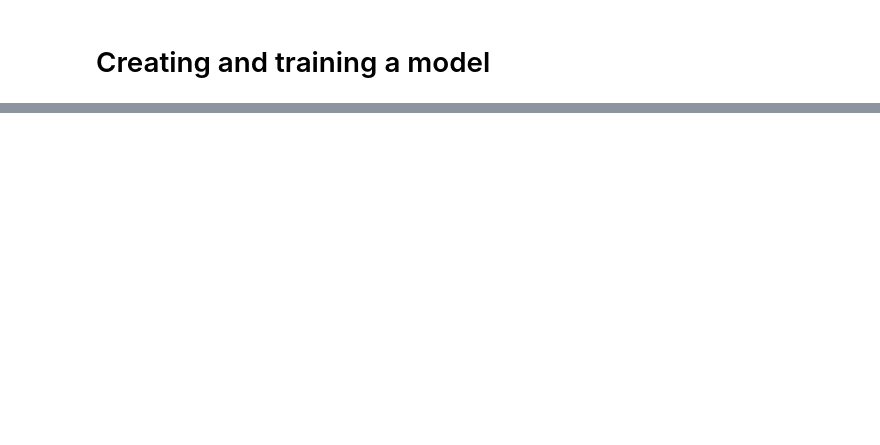
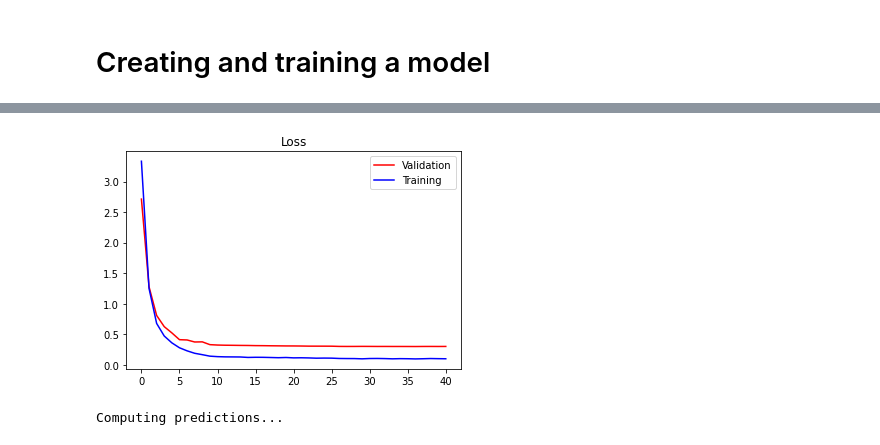
Before and after one commit to Jafarpisheh/FlowerClassification, a Jupyter notebook: FlowerClassification.ipynb, the cells around one changed output, grey strips where cells are left out. Drawn from its saved outputs; the diff is of its cells as text; code cells hidden in the pictures; blank space fills up the shorter version.

```diff
--- a/FlowerClassification.ipynb
+++ b/FlowerClassification.ipynb
@@ -161,10 +174,13 @@ def create_model(pretrained = False):
             outputs = Dense(OUTPUT_SIZE, activation = 'softmax')(x)
 
             model = tf.keras.models.Model(inputs = img_inp, outputs = outputs)
-
+            #model = Sequential([
+            #                    efnB3,
+            #                    GlobalAveragePooling2D(),
+            #                    Dense(OUTPUT_SIZE, activation = 'softmax')])
 
             model.compile(
-                optimizer = tf.keras.optimizers.SGD(lr = 1e-2),
+                optimizer = tf.keras.optimizers.SGD(lr = 1e-1),
                 loss = 'sparse_categorical_crossentropy',
                 metrics = 'sparse_categorical_accuracy')
 
@@ -192,3 +224,11 @@ KeyboardInterrupt:
+# %%
+plt.plot(history.history['val_loss'], color = 'red')
+plt.plot(history.history['loss'], color = 'blue')
+plt.legend(['Validation', 'Training'])
+plt.title('Loss')
+plt.show()
+# %% [output]
+[figure, added]
 # %%
 def save_model(model, suffix=None):
   """
@@ -202,5 +242,19 @@ def save_model(model, suffix=None):
   print(f"Saving model to: {model_path}...")
   model.save(model_path)
   return model_path
+# %%
+NUM_TEST_IMAGES = 7382
+print('Computing predictions...')
+test_images_ds = test_data.map(lambda idnum, image: image)
+probabilities = model.predict(test_images_ds)
+predictions = np.argmax(probabilities, axis=-1)
+print(predictions)
+
+print('Generating submission.csv file...')
+test_ids_ds = test_data.map(lambda idnum, image: idnum).unbatch()
+test_ids = next(iter(test_ids_ds.batch(NUM_TEST_IMAGES))).numpy().astype('U') # all in one batch
+np.savetxt('submission.csv', np.rec.fromarrays([test_ids, predictions]), fmt = ['%s', '%d'], delimiter = ',', header = 'id,label', comments = '')
+# %% [output]
+Computing predictions...
 # %%
 sfx = "EfficientNet3B"
```
Also changed, not shown: parts of 13 cells of this notebook.
